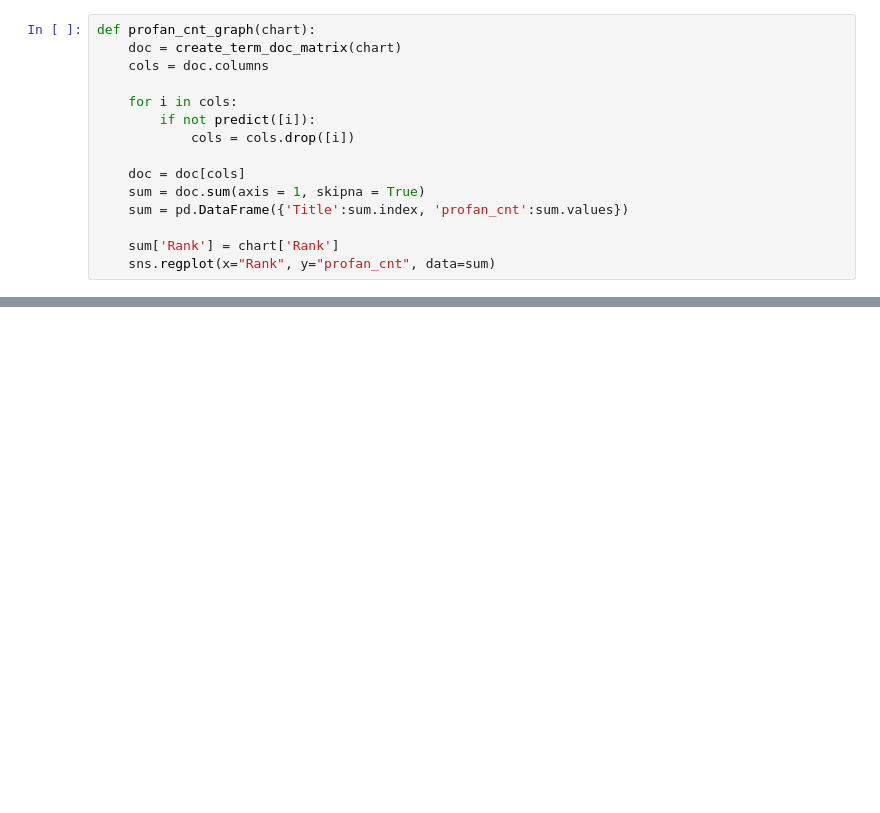
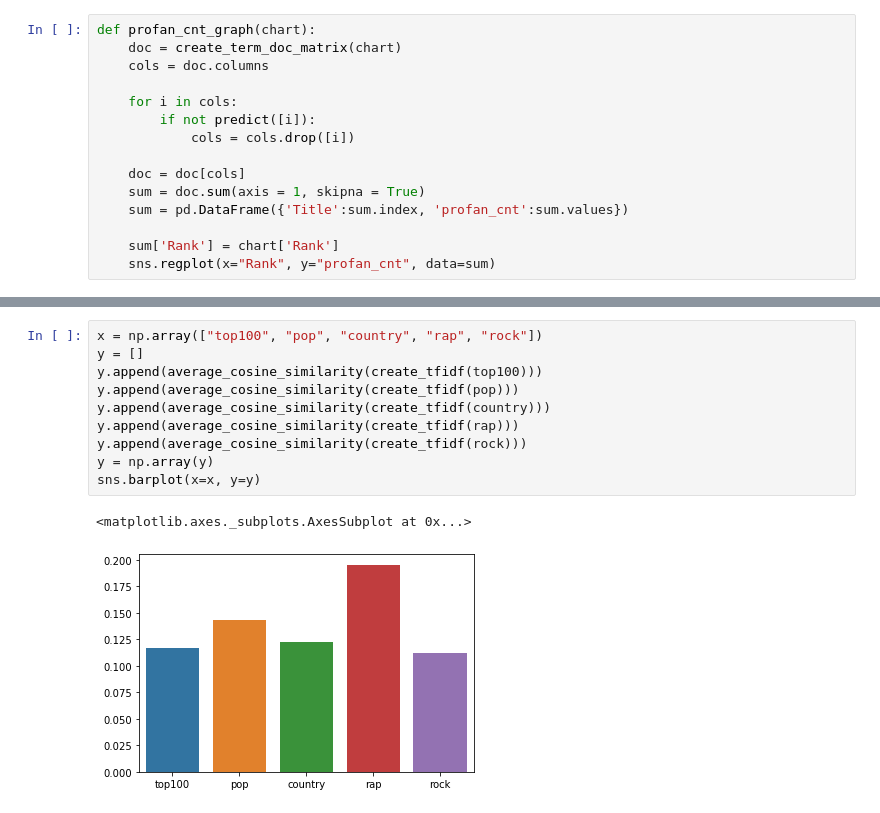
Before and after one commit to suttonr75/320FinalFall2019, a Jupyter notebook: FinalProject.ipynb, the cells around one changed output, grey strips where cells are left out. Saved outputs shown, nothing was run; the diff lists cells and outputs as text; blank space fills up the shorter version.

```diff
--- a/FinalProject.ipynb
+++ b/FinalProject.ipynb
@@ -663 +606,14 @@ All I Want For Christmas Is You    0.959786
 dtype: float64
+# %%
+x = np.array(["top100", "pop", "country", "rap", "rock"])
+y = []
+y.append(average_cosine_similarity(create_tfidf(top100)))
+y.append(average_cosine_similarity(create_tfidf(pop)))
+y.append(average_cosine_similarity(create_tfidf(country)))
+y.append(average_cosine_similarity(create_tfidf(rap)))
+y.append(average_cosine_similarity(create_tfidf(rock)))
+y = np.array(y)
+sns.barplot(x=x, y=y)
+# %% [output]
+<matplotlib.axes._subplots.AxesSubplot at 0x...>
+[figure, added]
```
Also changed, not shown: parts of 40 cells of this notebook.
